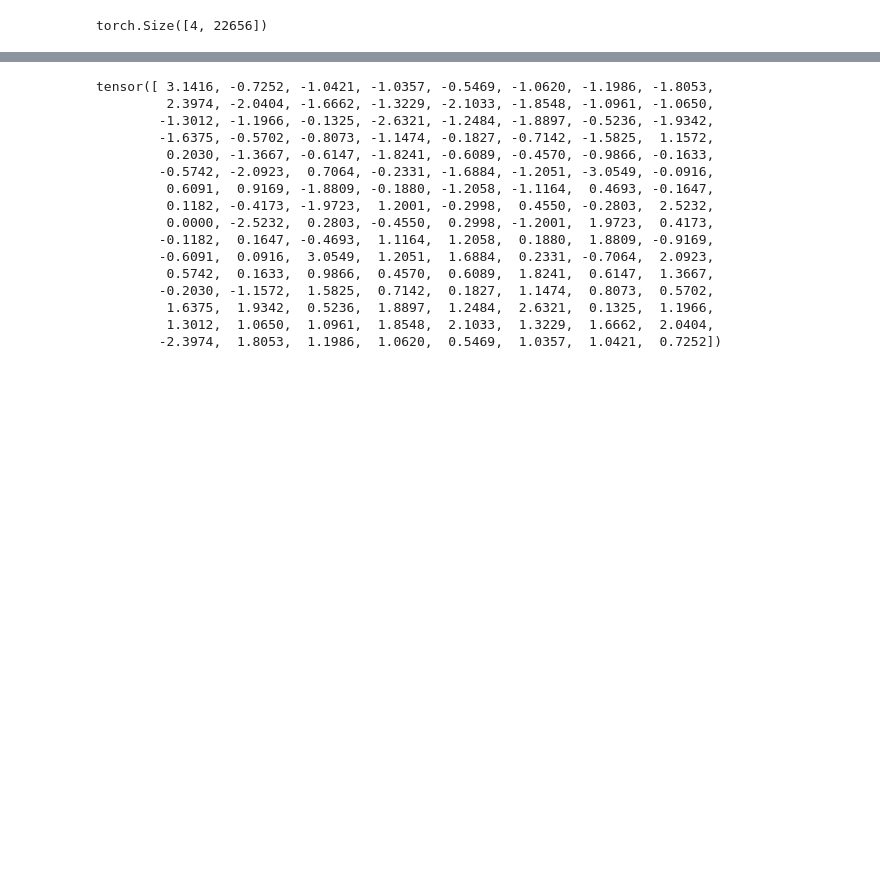
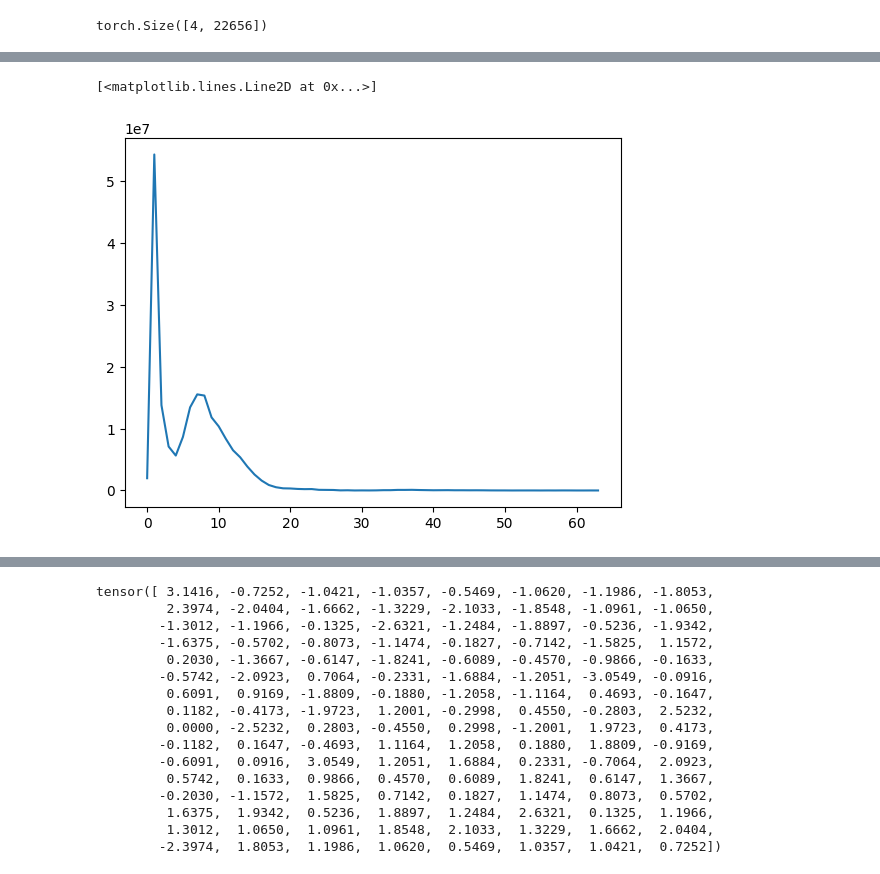
Before and after one commit to sirrus98/uni2ts, a Jupyter notebook: example/dataloader_test.ipynb, the cells around one changed output, grey strips where cells are left out. Cells and saved outputs as stored; diff of their text form; code cells hidden in the pictures; blank space fills up the shorter version.

```diff
--- a/example/dataloader_test.ipynb
+++ b/example/dataloader_test.ipynb
@@ -452,3 +454,13 @@ plt.plot(y_pred_amplitude)
+# %%
+psd = torch.abs(y_pred_fft) ** 2
+
+# Return the PSD, typically we are only interested in the first half of the FFT result due to symmetry
+psd = psd[:len(psd) // 2]
+
+plt.plot(psd)
+# %% [output]
+[<matplotlib.lines.Line2D at 0x...>]
+[figure, added]
 # %%
 plt.plot(y_pred_phase)
 # %% [output]
```
Also changed, not shown: parts of 8 cells of this notebook, 2 other files.
